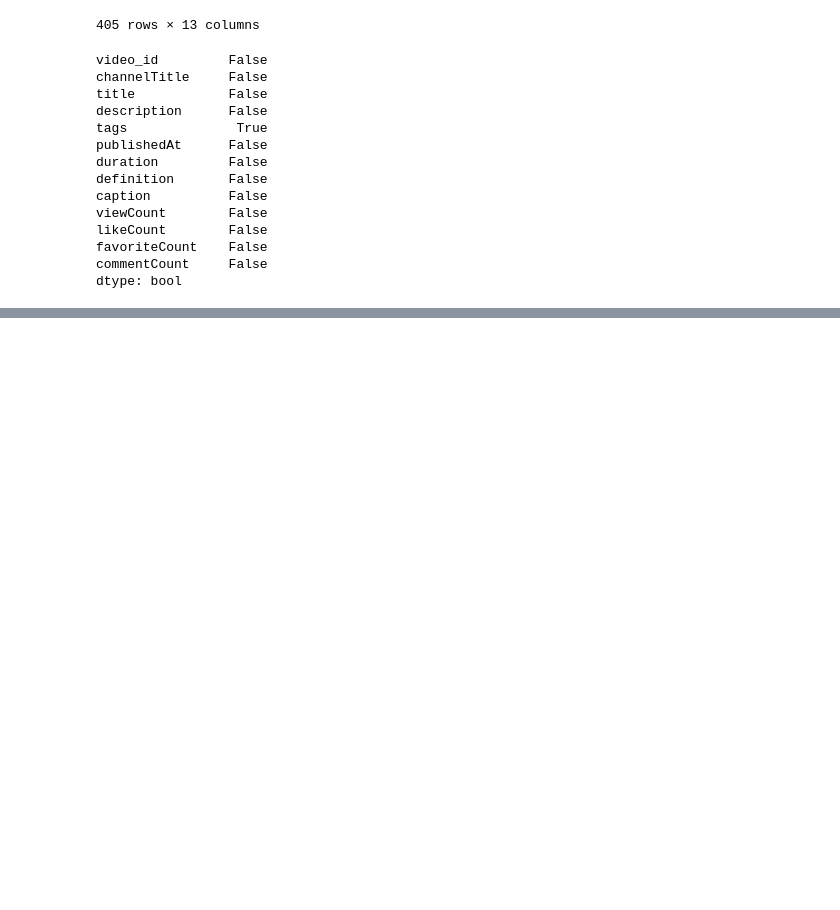
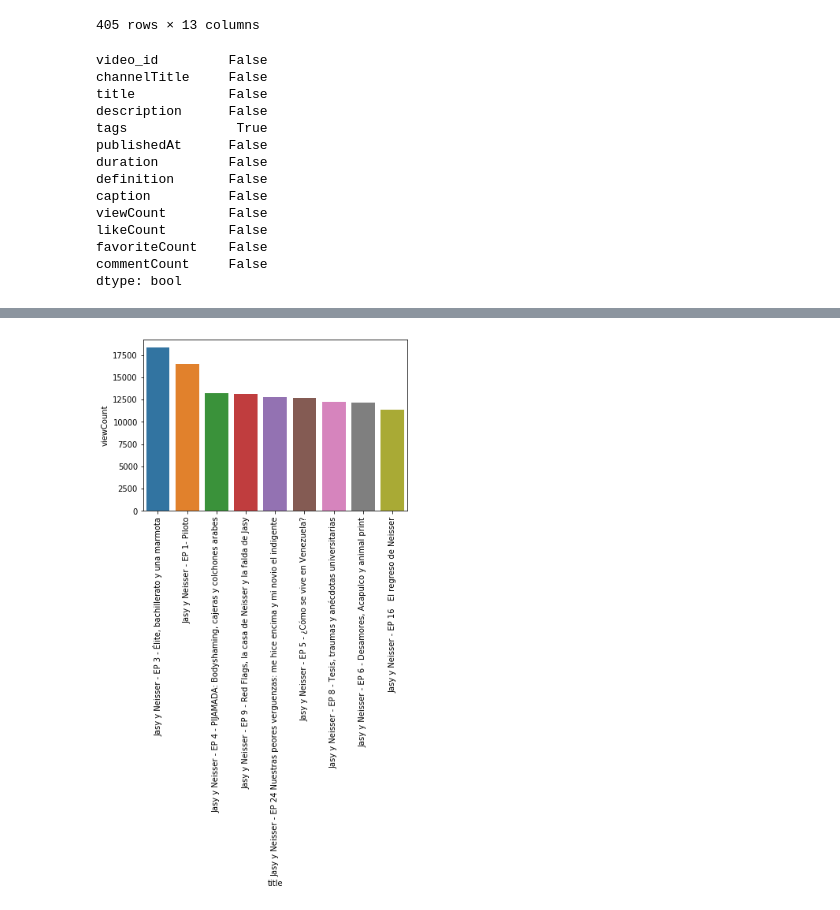
Before and after one commit to jarmasp/Youtube-portfolio-project, a Jupyter notebook: Youtube python project.ipynb, the cells around one changed output, grey strips where cells are left out. Saved outputs shown, nothing was run; the diff lists cells and outputs as text; code cells hidden in the pictures; blank space fills up the shorter version.

```diff
--- a/Youtube python project.ipynb
+++ b/Youtube python project.ipynb
@@ -281,0 +318,4 @@ EDN_videos_df=videos_df.astype({'viewCount':int, 'likeCount':int, 'favoriteCount
+# %%
+videos_df = get_video_details(youtube, video_ids)
+
+videos_df
@@ -281,0 +355,6 @@ EDN_videos_df=videos_df.astype({'viewCount':int, 'likeCount':int, 'favoriteCount
+# %%
+#changing data types of the viewCount, likeCount, favoriteCount and commentCount columns
+#changing the data frame name to reflect the podcast name Jasy y Neisser; JaN
+#the comment count has null values and wont be converted to int
+
+JaN_videos_df=videos_df.astype({'viewCount':int, 'likeCount':int, 'favoriteCount':int})
@@ -281,0 +378,7 @@ EDN_videos_df=videos_df.astype({'viewCount':int, 'likeCount':int, 'favoriteCount
+# %%
+#JaN best performing videos
+
+ax = sns.barplot(x='title', y='viewCount', data=JaN_videos_df.sort_values('viewCount', ascending=False) [0:9])
+plot = ax.set_xticklabels(ax.get_xticklabels(), rotation=90)
+# %% [output]
+[figure, added]
```
Also changed, not shown: parts of 13 cells of this notebook.
